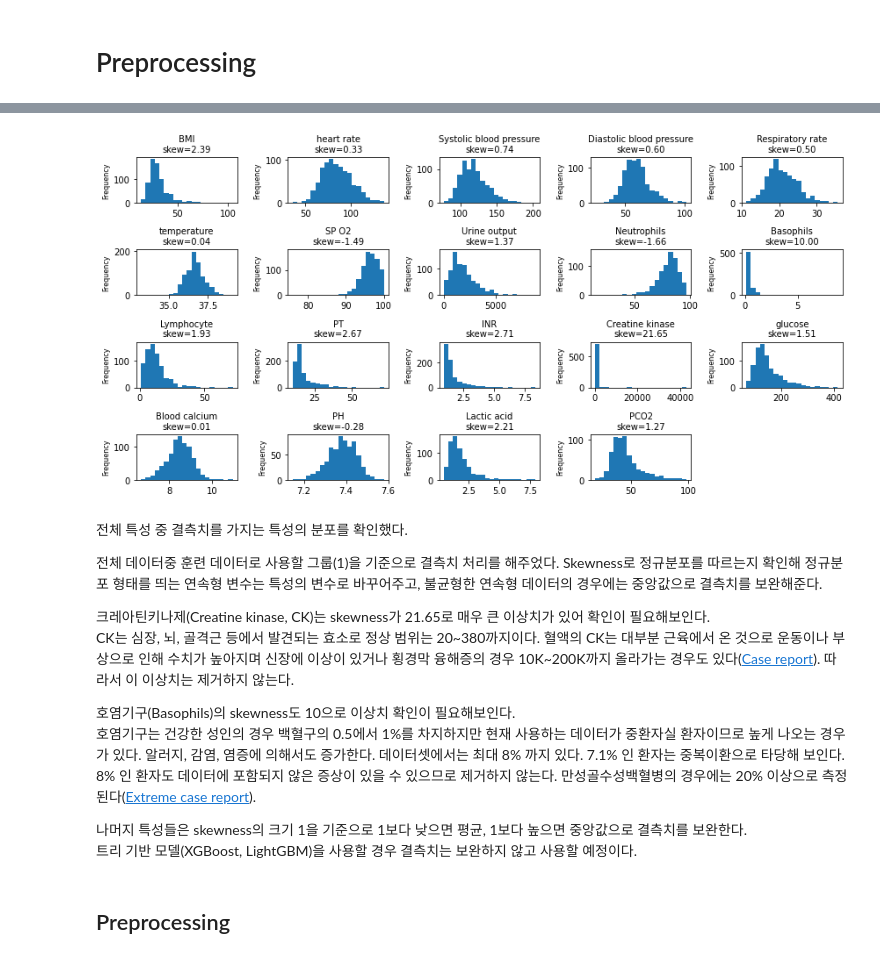
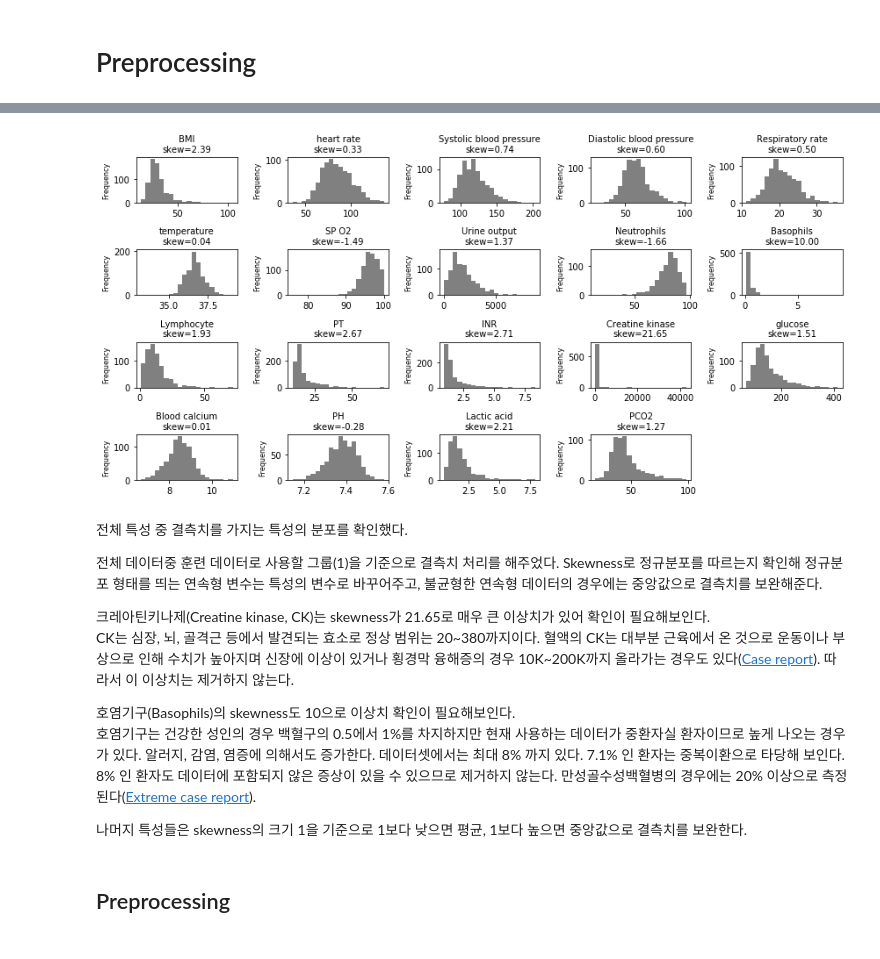
Before and after one commit to RK-IM/Projects, a Jupyter notebook: In_hospital_mortality/ICU_with_HF.ipynb, the cells around one changed output, grey strips where cells are left out. Drawn from its saved outputs; the diff is of its cells as text; code cells hidden in the pictures.

```diff
--- a/In_hospital_mortality/ICU_with_HF.ipynb
+++ b/In_hospital_mortality/ICU_with_HF.ipynb
@@ -120,4 +133,6 @@ df[df['outcome'].isna()]
 |  | group | ID | outcome | age | gendera | BMI | hypertensive | atrialfibrillation | ... |
 | 1159 | 2 | 162338 | NaN | 83 | 1 | NaN | 1 | 0 | ... |
 # %%
-df.columns
+df.columns = (list(df.columns[:6]) +
+              ['Hypertensive', 'Atrial Fibrillation', 'CHD with no MI', 'Diabetes', 'Deficiency Anemias', 'Depression'] +
+              list(df.columns[12:]))
@@ -155,15 +157,15 @@ col_w_nulls = train.columns[train.isna().any()].values
 # %%
 fig, axes = plt.subplots(4, 5, figsize=(12, 6))
 for col, ax in zip(col_w_nulls, axes.ravel()):
-    train[col].plot(kind='hist', bins=20, ax=ax)
+    train[col].plot(kind='hist', bins=20, color='gray', ax=ax)
     ax.set_title(f"{col}\nskew={train[col].skew():.2f}", fontsize=10)
     ax.set_ylabel('Frequency', fontsize=8)
 
 axes[-1, -1].axis('off')
 plt.tight_layout()
 plt.show()
 # %% [output]
-[figure, old version]
+[figure, new version]
 # %% [markdown]
 전체 특성 중 결측치를 가지는 특성의 분포를 확인했다.
 
@@ -179,7 +181,6 @@ CK는 심장, 뇌, 골격근 등에서 발견되는 효소로 정상 범위는 2
 데이터셋에서는 최대 8% 까지 있다. 7.1% 인 환자는 중복이환으로 타당해 보인다. 8% 인 환자도 데이터에 포함되지 않은 증상이 있을 수 있으므로 제거하지 않는다. 만성골수성백혈병의 경우에는 20% 이상으로 측정된다([Extreme case report](https://www.ncbi.nlm.nih.gov/pmc/articles/PMC6256821/)).
 
 나머지 특성들은 skewness의 크기 1을 기준으로 1보다 낮으면 평균, 1보다 높으면 중앙값으로 결측치를 보완한다.
-트리 기반 모델(XGBoost, LightGBM)을 사용할 경우 결측치는 보완하지 않고 사용할 예정이다.
 # %% [markdown]
 ## Preprocessing
 # %%
```
Also changed, not shown: parts of 67 cells of this notebook.
